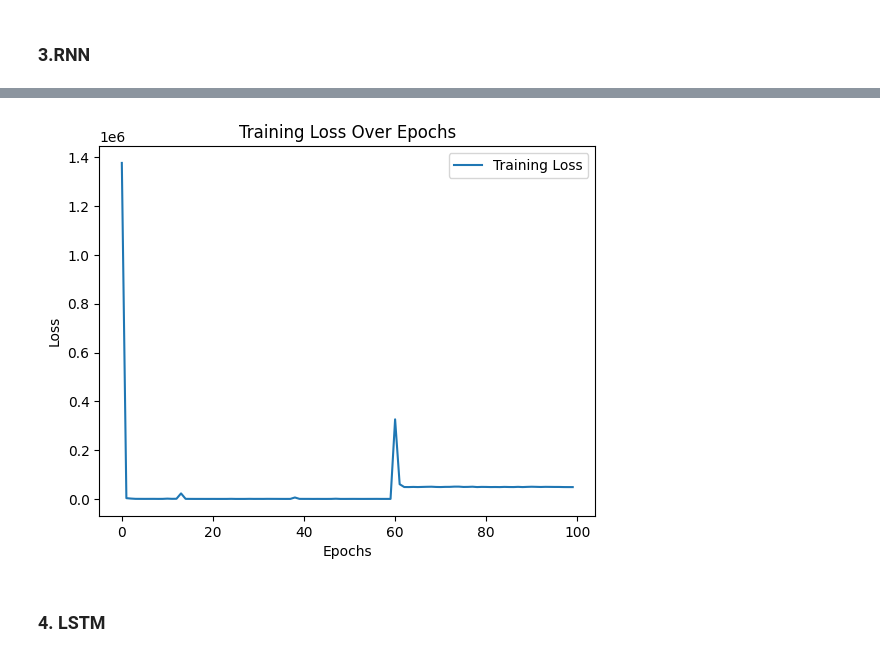
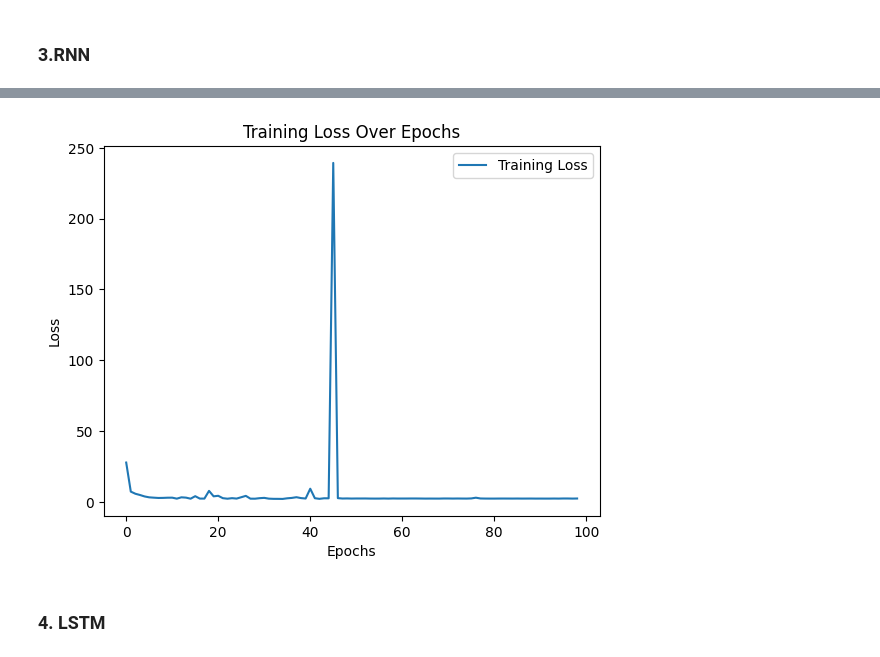
Before and after one commit to Banana1206/Finpos_intern_test, a Jupyter notebook: analysis_and_prediction.ipynb, the cells around one changed output, grey strips where cells are left out. Drawn from its saved outputs; the diff is of its cells as text; code cells hidden in the pictures.

```diff
--- a/analysis_and_prediction.ipynb
+++ b/analysis_and_prediction.ipynb
@@ -355,10 +633,10 @@ model_nn = NeuralNetwork(input_dim=INPUT_DIM, output_dim=OUTPUT_DIM)
 model_nn = model_nn.to(DEVICE)
 
 # Criterion (Loss function)
-criterion = nn.MSELoss(reduction='mean')
+criterion = nn.MSELoss()
 
 # Optimizer
-optimizer = optim.Adam(model_nn.parameters(), lr=LEARNING_RATE)
+optimizer = optim.Adam(model_nn.parameters(), lr=0.1)
 # %%
 
 # Training loop
@@ -373,6 +651,7 @@ for epoch in range(EPOCHS):
     for input_batch, target_batch in progress_bar:
         # Move input and target data to the specified device
         input_batch, target_batch = input_batch.to(DEVICE), target_batch.to(DEVICE)
+
 
         # Zero the gradients
         optimizer.zero_grad()
@@ -397,7 +676,7 @@ for epoch in range(EPOCHS):
 
     if (epoch + 1) % 10 == 0:
         # print(f"Epoch {epoch + 1}, Average Loss: {total_loss / len(train_loader)}")
-        torch.save(model_nn.state_dict(), "results/model_nn.pth")
+        torch.save(model_nn.state_dict(), "results2/model_nn.pth")
 
 training_time = time.time() - start_time
 print("Training time: {:.2f} seconds".format(training_time))
@@ -448,7 +727,7 @@ class RNN(nn.Module):
         return out
 # %%
 model_rnn = RNN(input_dim=INPUT_DIM, hidden_dim=HIDDEN_DIM, output_dim=OUTPUT_DIM , num_layers=NUM_LAYERS, device=DEVICE)
-criterion = torch.nn.MSELoss(reduction='mean')
+criterion = torch.nn.MSELoss()
 optimiser = torch.optim.Adam(model_rnn.parameters(), lr=0.02)
 # %%
 # Training loop
@@ -456,9 +735,10 @@ start_time = time.time()
 
 loss_model_rnn_values = []
 
-for epoch in range(EPOCHS):
+for epoch in range(10):
     total_loss = 0.0
     progress_bar = tqdm(train_loader, desc=f"Epoch {epoch + 1}/{EPOCHS}", leave=True)
+    model_rnn.train()  # Chuyển mô hình về chế độ đào tạo
 
     for x_batch, y_batch in progress_bar:
         y_train_pred = model_rnn(x_batch.float())
@@ -469,7 +749,10 @@ for epoch in range(EPOCHS):
         total_loss += loss.item()
 
         progress_bar.set_postfix({"Loss": total_loss / len(train_loader)})
-
+        print("============PRED===============")
+        print(y_train_pred.view(1,-1))
+        print("============REAL===============")
+        print(y_batch.view(1,-1))
     loss_model_rnn_values.append(total_loss)
 
     if (epoch + 1) % 10 == 0:
@@ -493,15 +764,15 @@ Training time: 596.64 seconds
 # %%
 import matplotlib.pyplot as plt
 
 # Plotting the loss curve
-plt.plot(loss_model_rnn_values, label='Training Loss')
+plt.plot(loss_model_rnn_values[1:], label='Training Loss')
 plt.xlabel('Epochs')
 plt.ylabel('Loss')
 plt.title('Training Loss Over Epochs')
 plt.legend()
 plt.show()
 # %% [output]
-[figure, old version]
+[figure, new version]
 # %% [markdown]
 ### 4. LSTM
 # %%
```
Also changed, not shown: parts of 66 cells of this notebook, 5 other files.
